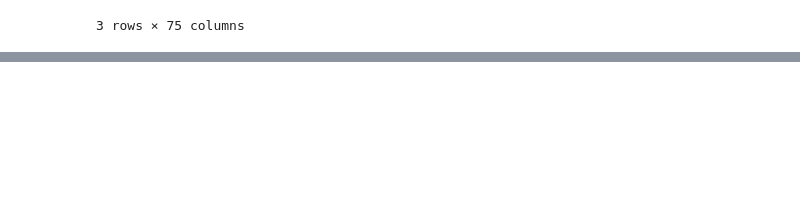
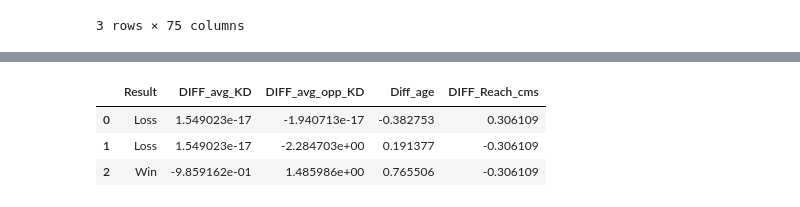
Before and after one commit to rhit-walkowae/ufcPredictionProject, a Jupyter notebook: DecisionTreeNewData.ipynb, the cells around one changed output, grey strips where cells are left out. Cells and saved outputs as stored; diff of their text form; code cells hidden in the pictures; blank space fills up the shorter version.

```diff
--- a/DecisionTreeNewData.ipynb
+++ b/DecisionTreeNewData.ipynb
@@ -174,0 +192,19 @@ dfnew.to_csv('DifferenceData.csv')
+# %%
+X_num = X_numerical.drop('date',axis =1)
+
+X_cat = pd.get_dummies(X_category)
+X_cat.columns
+dfy = pd.DataFrame()
+dfy['Result'] = y
+X = pd.concat([dfy,X_num,X_cat],axis =1)
+X.head(3)
+dfW = X.iloc[:,:3]
+dfA = X.Diff_age
+dfR = X.DIFF_Reach_cms
+xEx = pd.concat([dfW,dfA,dfR],axis=1)
+xEx.head(3)
+# %% [output]
+|  | Result | DIFF_avg_KD | DIFF_avg_opp_KD | Diff_age | DIFF_Reach_cms |
+| 0 | Loss | 1.549023e-17 | -1.940713e-17 | -0.382753 | 0.306109 |
+| 1 | Loss | 1.549023e-17 | -2.284703e+00 | 0.191377 | -0.306109 |
+| 2 | Win | -9.859162e-01 | 1.485986e+00 | 0.765506 | -0.306109 |
```
Also changed, not shown: parts of 1 cell of this notebook, 1 other file.
